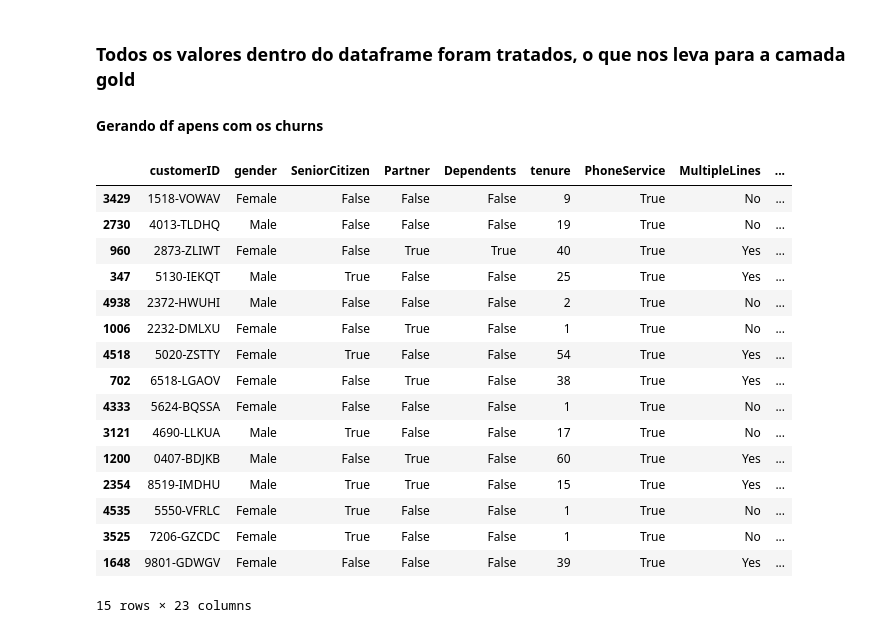
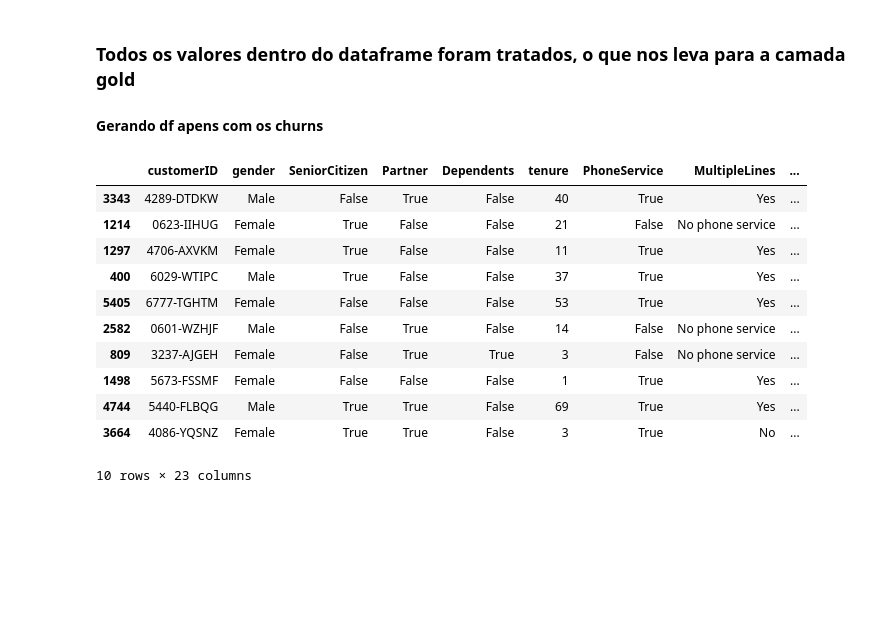
Before and after one commit to VictorLapaDev/Integrador-2-Semestre, a Jupyter notebook: notebook.ipynb, the cells around one changed output. Saved outputs shown, nothing was run; the diff lists cells and outputs as text; code cells hidden in the pictures; blank space fills up the shorter version.

```diff
--- a/notebook.ipynb
+++ b/notebook.ipynb
@@ -378,22 +379,17 @@ plt.show()
 # %%
 df_churn = df_silver[df_silver['Churn']]
 # %%
-df_churn.sample(15)
+df_churn.sample(10)
 # %% [output]
 |  | customerID | gender | SeniorCitizen | Partner | Dependents | tenure | PhoneService | MultipleLines | ... |
-| 3429 | 1518-VOWAV | Female | False | False | False | 9 | True | No | ... |
-| 2730 | 4013-TLDHQ | Male | False | False | False | 19 | True | No | ... |
-| 960 | 2873-ZLIWT | Female | False | True | True | 40 | True | Yes | ... |
-| 347 | 5130-IEKQT | Male | True | False | False | 25 | True | Yes | ... |
-| 4938 | 2372-HWUHI | Male | False | False | False | 2 | True | No | ... |
-| 1006 | 2232-DMLXU | Female | False | True | False | 1 | True | No | ... |
-| 4518 | 5020-ZSTTY | Female | True | False | False | 54 | True | Yes | ... |
-| 702 | 6518-LGAOV | Female | False | True | False | 38 | True | Yes | ... |
-| 4333 | 5624-BQSSA | Female | False | False | False | 1 | True | No | ... |
-| 3121 | 4690-LLKUA | Male | True | False | False | 17 | True | No | ... |
-| 1200 | 0407-BDJKB | Male | False | True | False | 60 | True | Yes | ... |
-| 2354 | 8519-IMDHU | Male | True | True | False | 15 | True | Yes | ... |
-| 4535 | 5550-VFRLC | Female | True | False | False | 1 | True | No | ... |
-| 3525 | 7206-GZCDC | Female | True | False | False | 1 | True | No | ... |
-| 1648 | 9801-GDWGV | Female | False | False | False | 39 | True | Yes | ... |
+| 3343 | 4289-DTDKW | Male | False | True | False | 40 | True | Yes | ... |
+| 1214 | 0623-IIHUG | Female | True | False | False | 21 | False | No phone service | ... |
+| 1297 | 4706-AXVKM | Female | True | False | False | 11 | True | Yes | ... |
+| 400 | 6029-WTIPC | Male | True | False | False | 37 | True | Yes | ... |
+| 5405 | 6777-TGHTM | Female | False | False | False | 53 | True | Yes | ... |
+| 2582 | 0601-WZHJF | Male | False | True | False | 14 | False | No phone service | ... |
+| 809 | 3237-AJGEH | Female | False | True | True | 3 | False | No phone service | ... |
+| 1498 | 5673-FSSMF | Female | False | False | False | 1 | True | Yes | ... |
+| 4744 | 5440-FLBQG | Male | True | True | False | 69 | True | Yes | ... |
+| 3664 | 4086-YQSNZ | Female | True | True | False | 3 | True | No | ... |
-15 rows × 23 columns
+10 rows × 23 columns
```
Also changed, not shown: parts of 9 cells of this notebook.
